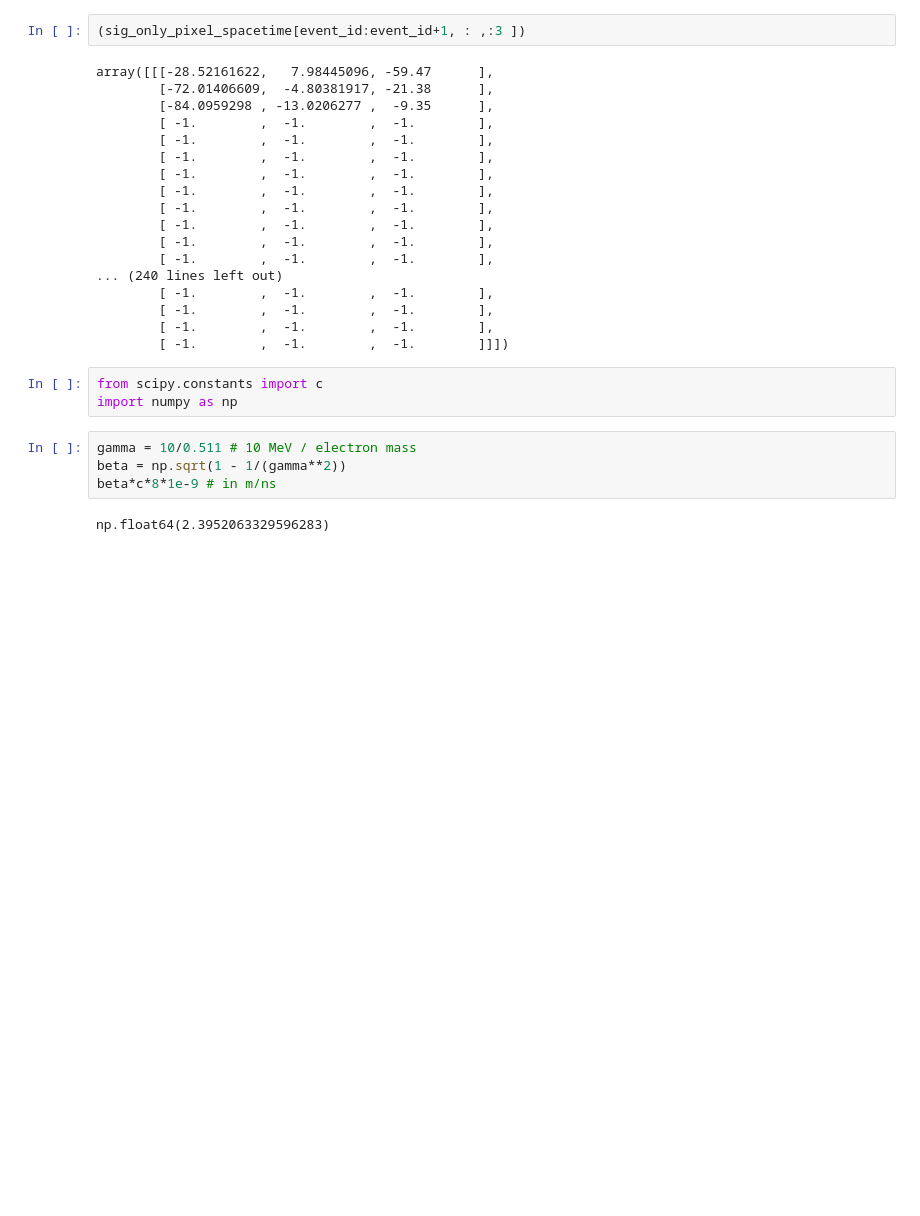
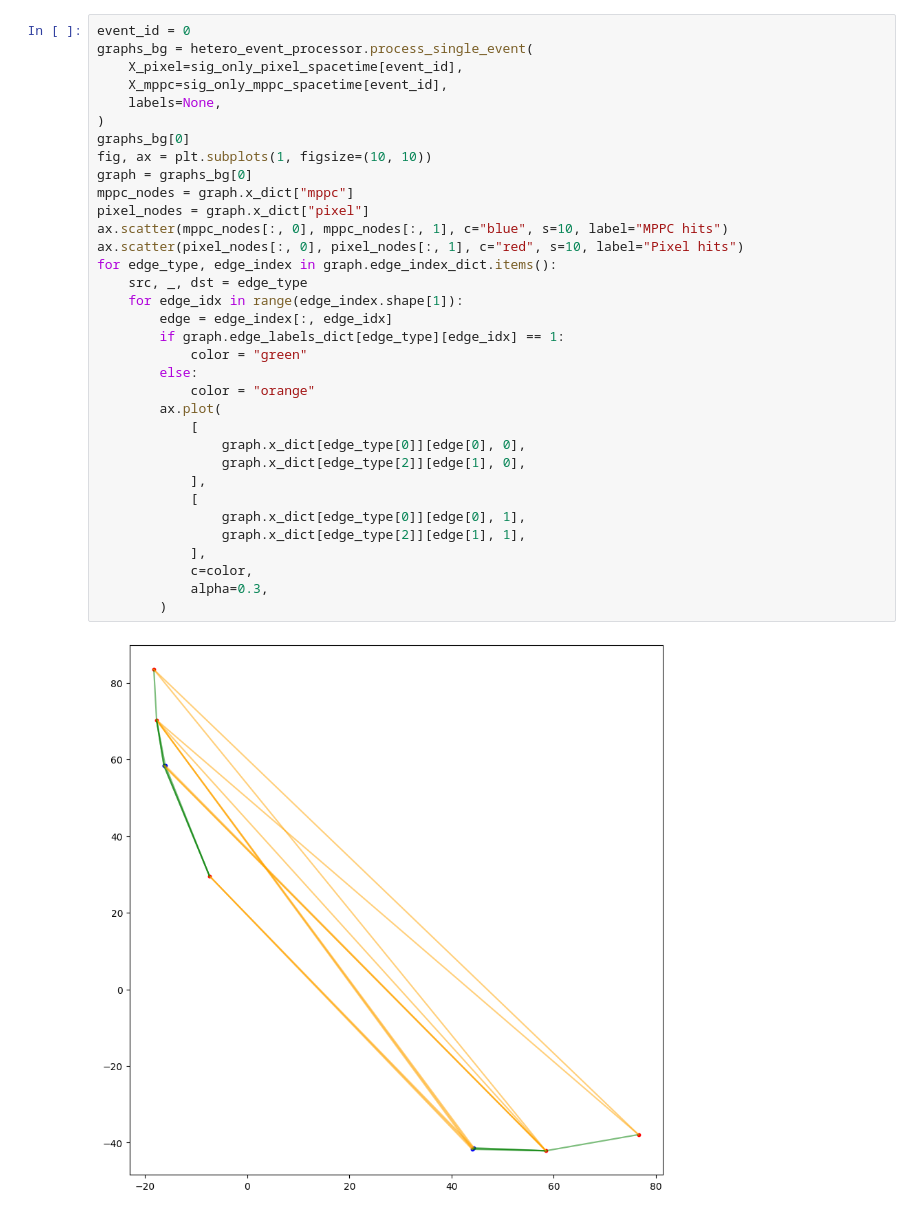
Before and after one commit to makoeppel/mu3e_gnn_trigger, a Jupyter notebook: notebooks_feature_plotting/GraphPlots.ipynb, the cells around one changed output. Cells and saved outputs as stored; diff of their text form; blank space fills up the shorter version.

```diff
--- a/notebooks_feature_plotting/GraphPlots.ipynb
+++ b/notebooks_feature_plotting/GraphPlots.ipynb
@@ -69,29 +81,36 @@ tensor([[-2.8522e+01,  7.9845e+00, -5.9470e+01,  1.0000e+00,  3.2000e+01],
-# %%
-(sig_only_pixel_spacetime[event_id:event_id+1, : ,:3 ])
-# %% [output]
-array([[[-28.52161622,   7.98445096, -59.47      ],
-        [-72.01406609,  -4.80381917, -21.38      ],
-        [-84.0959298 , -13.0206277 ,  -9.35      ],
-        [ -1.        ,  -1.        ,  -1.        ],
-        [ -1.        ,  -1.        ,  -1.        ],
-        [ -1.        ,  -1.        ,  -1.        ],
-        [ -1.        ,  -1.        ,  -1.        ],
-        [ -1.        ,  -1.        ,  -1.        ],
-        [ -1.        ,  -1.        ,  -1.        ],
-        [ -1.        ,  -1.        ,  -1.        ],
-        [ -1.        ,  -1.        ,  -1.        ],
-        [ -1.        ,  -1.        ,  -1.        ],
-... (240 lines left out)
-        [ -1.        ,  -1.        ,  -1.        ],
-        [ -1.        ,  -1.        ,  -1.        ],
-        [ -1.        ,  -1.        ,  -1.        ],
-        [ -1.        ,  -1.        ,  -1.        ]]])
-# %%
-from scipy.constants import c
-import numpy as np
-# %%
-gamma = 10/0.511 # 10 MeV / electron mass
-beta = np.sqrt(1 - 1/(gamma**2))
-beta*c*8*1e-9 # in m/ns
-# %% [output]
-np.float64(2.3952063329596283)
+# %%
+event_id = 0
+graphs_bg = hetero_event_processor.process_single_event(
+    X_pixel=sig_only_pixel_spacetime[event_id],
+    X_mppc=sig_only_mppc_spacetime[event_id],
+    labels=None,
+)
+graphs_bg[0]
+fig, ax = plt.subplots(1, figsize=(10, 10))
+graph = graphs_bg[0]
+mppc_nodes = graph.x_dict["mppc"]
+pixel_nodes = graph.x_dict["pixel"]
+ax.scatter(mppc_nodes[:, 0], mppc_nodes[:, 1], c="blue", s=10, label="MPPC hits")
+ax.scatter(pixel_nodes[:, 0], pixel_nodes[:, 1], c="red", s=10, label="Pixel hits")
+for edge_type, edge_index in graph.edge_index_dict.items():
+    src, _, dst = edge_type
+    for edge_idx in range(edge_index.shape[1]):
+        edge = edge_index[:, edge_idx]
+        if graph.edge_labels_dict[edge_type][edge_idx] == 1:
+            color = "green"
+        else:
+            color = "orange"
+        ax.plot(
+            [
+                graph.x_dict[edge_type[0]][edge[0], 0],
+                graph.x_dict[edge_type[2]][edge[1], 0],
+            ],
+            [
+                graph.x_dict[edge_type[0]][edge[0], 1],
+                graph.x_dict[edge_type[2]][edge[1], 1],
+            ],
+            c=color,
+            alpha=0.3,
+        )
+# %% [output]
+[figure, added]
```
Also changed, not shown: parts of 6 cells of this notebook, 8 other files.
